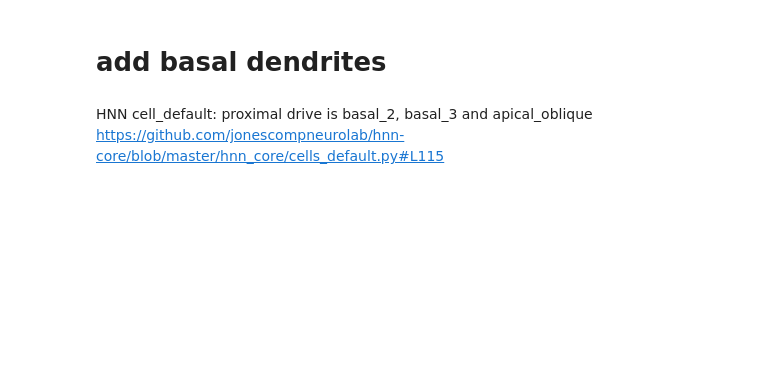
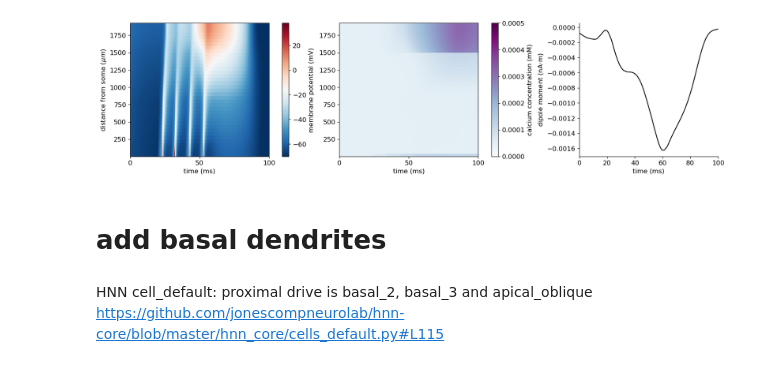
Before and after one commit to jonescompneurolab/hnn-tuning, a Jupyter notebook: new_cells_dev/cells/l5_ET_handtune.ipynb, the cells around one changed output. Saved outputs shown, nothing was run; the diff lists cells and outputs as text; code cells hidden in the pictures; blank space fills up the shorter version.

```diff
--- a/new_cells_dev/cells/l5_ET_handtune.ipynb
+++ b/new_cells_dev/cells/l5_ET_handtune.ipynb
@@ -284,3 +285,71 @@ fig.savefig(figpth+f'soma_vs_apical_coincidence.svg')
+# %%
+l5pyr= Cell(sections, cell_tree, cell_type='L5_pyramidal', gid=0)
+
+l5pyr.build(sec_name_apical='apical_tuft')
+
+l5pyr = mech_class.add_mechs(l5pyr, hay_model_params, hotzone=hotzone)
+
+num_pulse = 4
+
+section_names = ['soma', 'apical_trunk', 'apical_1', 'apical_2', 'apical_tuft']
+stim = [None]*num_pulse
+t = h.Vector().record(h._ref_t)
+for i in range(num_pulse):
+    stim[i] = h.IClamp(l5pyr._nrn_sections['soma'](0.5))
+    stim[i].delay = 20+(10*i)
+    stim[i].dur = 3
+    stim[i].amp = 3
+
+rec_ca = []
+rec_mV = []
+distance = []
+h.distance(sec = l5pyr._nrn_sections['soma'])
+for section in section_names:
+    for i, seg in enumerate(l5pyr._nrn_sections[section]):
+        rec_ca.append(h.Vector().record(l5pyr._nrn_sections[section](seg.x)._ref_cai))
+        rec_mV.append(h.Vector().record(l5pyr._nrn_sections[section](seg.x)._ref_v))
+        distance.append(h.distance(seg.x, sec=seg.sec))
+
+t = h.Vector().record(h._ref_t)
+h.celsius = 37
+h.finitialize()
+h.continuerun(100 * ms)
+
+sfreq = 1000/h.dt
+winsz = int(20*sfreq/1000)  # 5 ms window
+
+rec_ca_array = np.zeros((len(rec_ca), len(rec_ca[0].as_numpy())))
+rec_mV_array = np.zeros((len(rec_mV), len(rec_ca[0].as_numpy())))
+c = 0
+for section in section_names:
+    for i, seg in enumerate(l5pyr._nrn_sections[section]):
+        rec_ca_array[c, :] = rec_ca[c].as_numpy()
+        rec_mV_array[c, :] = rec_mV[c].as_numpy()
+        c += 1
+
+fig, ax = plt.subplots(1,3, figsize=(16, 4), constrained_layout=True)
+im1 = ax[0].pcolormesh(t.as_numpy(), distance, rec_mV_array, cmap='RdBu_r', vmin=-70, rasterized=True)
+cb1 = plt.colorbar(im1, ax=ax[0], label='membrane potential (mV)')
+ax[0].set_ylabel('distance from soma ($\mu m$)')
+ax[0].set_xticks(np.arange(0, 101, 50))
+im2 = ax[1].pcolormesh(t.as_numpy(), distance, rec_ca_array, cmap='BuPu', vmin=0, vmax=0.0005, rasterized=True)
+cb2 = plt.colorbar(im2, ax=ax[1], label='calcium concentration (mM)')
+ax[1].set_xlabel('time (ms)')
+ax[1].set_xticks(np.arange(0, 101, 50))
+ax[2].plot(t.as_numpy(), _hammfilt(l5pyr.dipole.as_numpy()* 1e-6, winsz), color='k')
+ax[2].set_ylabel('dipole moment (nA$\cdot$m)')
+ax[2].spines['top'].set_visible(False)
+ax[2].spines['right'].set_visible(False)
+
+for a in ax:
+    a.set_xlim([0, 100])
+    a.set_xlabel('time (ms)')
+
+
+fig.savefig(figpth+'membr_pot_calcium_dipole_allsegs.png')
+fig.savefig(figpth+f'membr_pot_calcium_dipole_allsegs.pdf')
+# %% [output]
+[figure, added]
 # %%
 # basal dendrite third spike boosting?
 # %% [markdown]
```
Also changed, not shown: parts of 8 cells of this notebook, 3 other files.
